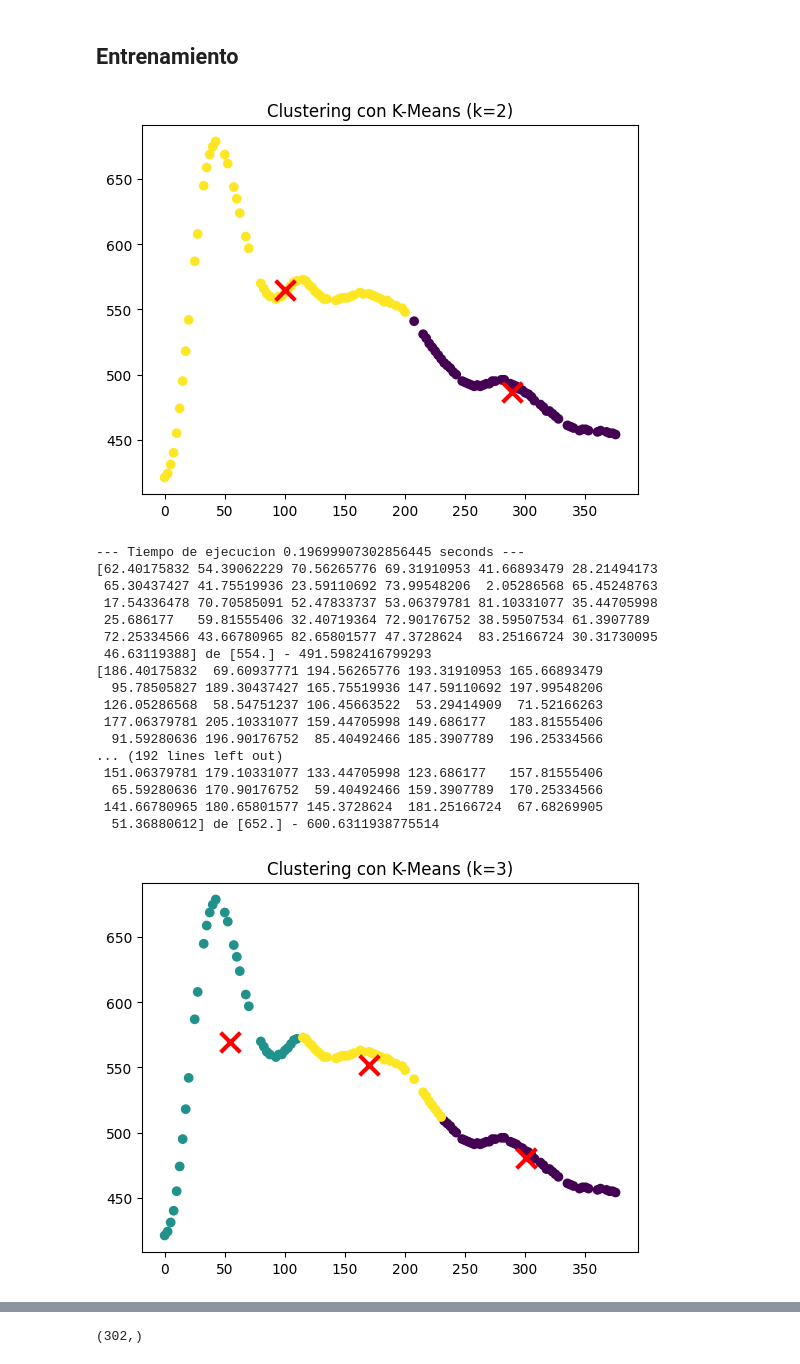
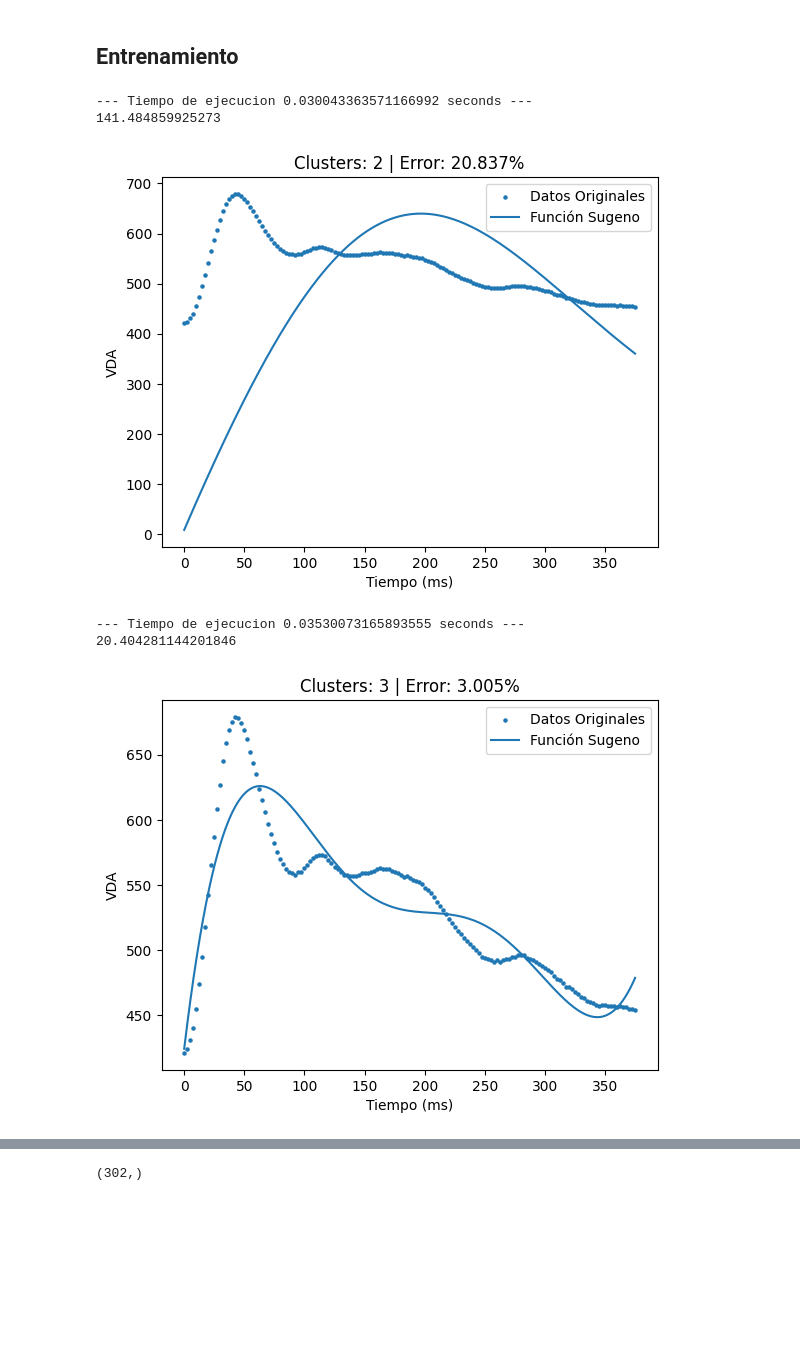
Before and after one commit to TobiasGiacri/tp-ia, a Jupyter notebook: sugeno.ipynb, the cells around one changed output, grey strips where cells are left out. Drawn from its saved outputs; the diff is of its cells as text; code cells hidden in the pictures; blank space fills up the shorter version.

Commit message:
error funcionando bien, graficos mejorados, funcion de genfis con muestra por parametro

```diff
--- a/sugeno.ipynb
+++ b/sugeno.ipynb
@@ -135,12 +135,12 @@ class fis:
 
 
 ###################################################################################################################
-    def genfis(self, data, clusters):
+    def genfis(self, data, clusters, mostrar = True):
 
         start_time = time.time()
         #El método comienza midiendo el tiempo de ejecución.
 
-        labels, cluster_center = clusteringk(data,clusters) # Se cambio el clustering substractivo a kmeans (numero de clusters como entrada)
+        labels, cluster_center = clusteringk(data,clusters,mostrar) # Se cambio el clustering substractivo a kmeans (numero de clusters como entrada)
 
         n_clusters = len(cluster_center)
         cluster_center = cluster_center[:,:-1]
@@ -257,45 +257,64 @@ class fis:
 # %%
 # GRAFICAR EL ERROR vs R
 import numpy as np
 import matplotlib.pyplot as plt
 
 # Listas para almacenar los valores de error y clusters
 mse = []
 desde =  2
-hasta = 5
+hasta = 40
 rango_clusters = range(desde, hasta)
 
 for cant_clusters in rango_clusters:
     fis2 = fis()
-    fis2.genfis(data, cant_clusters)
+    fis2.genfis(data, cant_clusters, False)
 
     x = fis2.evalfis(tiempo_prueba)  # testeo con los vda para testeo
+    x = x.reshape(-1,1)
     error = np.abs(x - vda_prueba)
+    # Calcular el promedio de los errores
+    promedio_error = np.mean(error)
+    print(promedio_error)
+    error_promedio_porcentual = promedio_error/np.max(data_y) *100
+
+    mse.append(error_promedio_porcentual)
+
+    # funcion que genero el modelo de sugneo con {cant_clusters} solapada con la data original
+    tiempo_prueba_sobremuestrado = np.linspace(np.min(data_x),np.max(data_x),1000)
+    tiempo_prueba_sobremuestrado = tiempo_prueba_sobremuestrado.reshape(-1,1)
+    x_sobremuestrado = fis2.evalfis(tiempo_prueba_sobremuestrado)
 
 
-    # Calcular el promedio de los errores
-    promedio_error = np.mean(error)
-    error_promedio_porcentual = promedio_error/np.max(data_y)
 
-    mse.append(error_promedio_porcentual*100)
-mse
+
+    plt.scatter(data_x,data_y,s=5,label='Datos Originales') #todos los datos originales
+    plt.plot(tiempo_prueba_sobremuestrado,x_sobremuestrado, label='Función Sugeno') #plt.funcion generada por el sugeno
+    plt.xlabel('Tiempo (ms)')
+    plt.ylabel('VDA')
+    plt.title(f'Clusters: {cant_clusters} | Error: {error_promedio_porcentual:.3f}%')
+    plt.legend()
+    plt.show()
+    """
+    print(error.shape)
+    print(error)
+    plt.scatter(tiempo_prueba,error,s=5) #todos los datos originales
+    plt.show()
+    """
+
+
+# Ahora, graficar el error vs. el número de clusters
+plt.figure(figsize=(10, 6))
+plt.bar(rango_clusters, mse)
+plt.plot(rango_clusters, mse)
+plt.title('Error de test vs. Número de Clusters')
+plt.xlabel('Numero de Clusters')
+plt.ylabel('Error Medio Cuadrático (MSE) %')
+plt.grid(True)
+plt.show()
 # %% [output]
+--- Tiempo de ejecucion 0.030043363571166992 seconds ---
+141.484859925273
-[figure, old version]
+[figure, new version]
---- Tiempo de ejecucion 0.19699907302856445 seconds ---
-[62.40175832 54.39062229 70.56265776 69.31910953 41.66893479 28.21494173
- 65.30437427 41.75519936 23.59110692 73.99548206  2.05286568 65.45248763
- 17.54336478 70.70585091 52.47833737 53.06379781 81.10331077 35.44705998
- 25.686177   59.81555406 32.40719364 72.90176752 38.59507534 61.3907789
- 72.25334566 43.66780965 82.65801577 47.3728624  83.25166724 30.31730095
- 46.63119388] de [554.] - 491.5982416799293
-[186.40175832  69.60937771 194.56265776 193.31910953 165.66893479
-  95.78505827 189.30437427 165.75519936 147.59110692 197.99548206
- 126.05286568  58.54751237 106.45663522  53.29414909  71.52166263
- 177.06379781 205.10331077 159.44705998 149.686177   183.81555406
-  91.59280636 196.90176752  85.40492466 185.3907789  196.25334566
-... (192 lines left out)
- 151.06379781 179.10331077 133.44705998 123.686177   157.81555406
-  65.59280636 170.90176752  59.40492466 159.3907789  170.25334566
- 141.66780965 180.65801577 145.3728624  181.25166724  67.68269905
-  51.36880612] de [652.] - 600.6311938775514
+--- Tiempo de ejecucion 0.03530073165893555 seconds ---
+20.404281144201846
-[figure, old version]
+[figure, new version]
```
Also changed, not shown: parts of 2 cells of this notebook.
